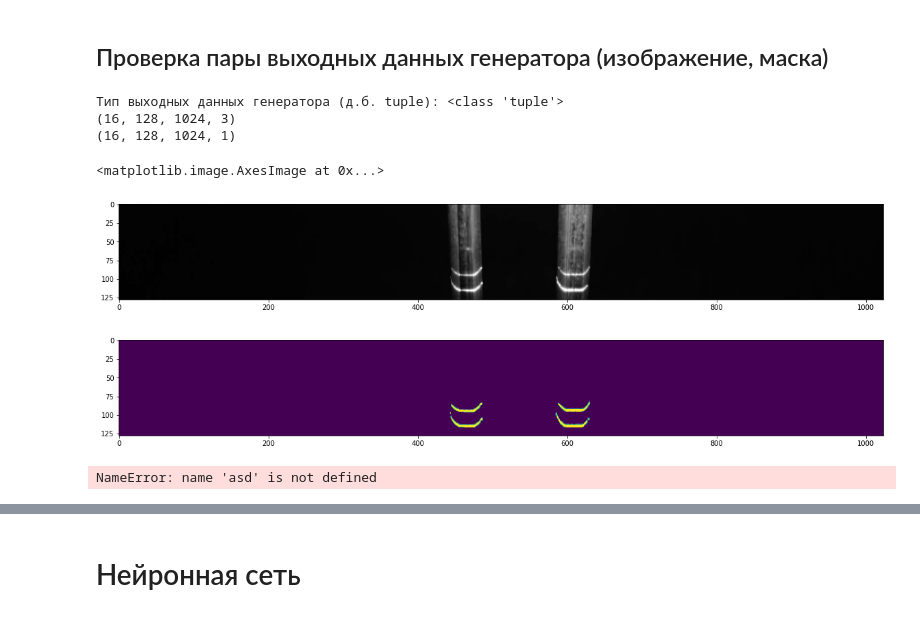
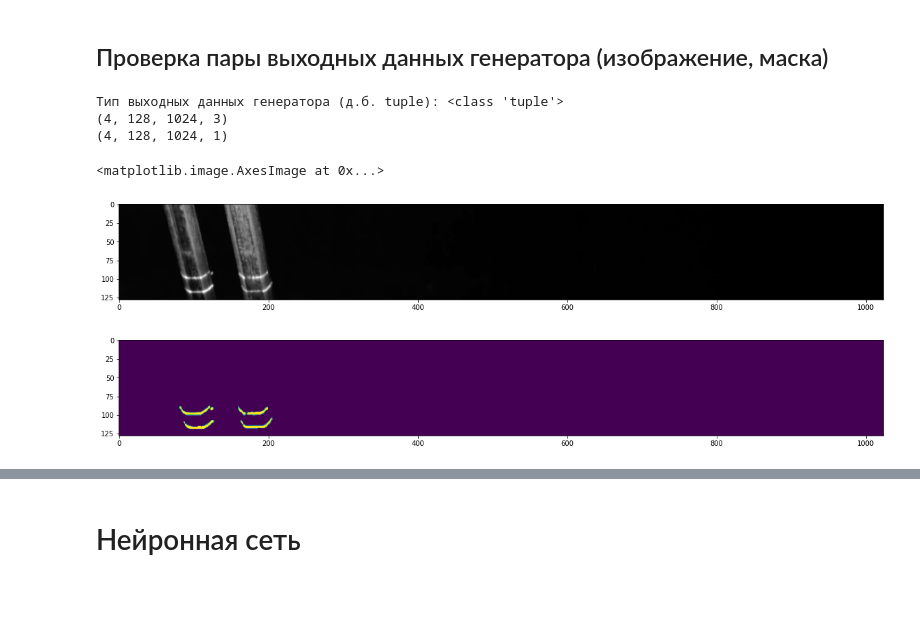
Before and after one commit to Storks/laser_trace, a Jupyter notebook: notebooks/data generators.ipynb, the cells around one changed output, grey strips where cells are left out. Saved outputs shown, nothing was run; the diff lists cells and outputs as text; code cells hidden in the pictures.

```diff
--- a/notebooks/data generators.ipynb
+++ b/notebooks/data generators.ipynb
@@ -8,11 +8,12 @@ import cv2
 # %% [markdown]
 # Определение директорий
 # %%
-test_mask_dir = "../data/laser_data/test/mask/"
-test_img_dir = "../data/laser_data/test/img/"
+test_mask_dir = "../data/processed/test/mask/"
+test_img_dir = "../data/processed/test/img/"
 
-test_dir = "../data/test/"
-train_dir = "../data/laser_data/train/"
+train_dir = "../data/processed/train/"
+val_dir = "../data/processed/validation/"
+test_dir = "../data/processed/test/"
 # %% [markdown]
 # Первый вариант генератора данных
 # %% [markdown]
@@ -91,5 +92,17 @@ plt.imshow(a[1][0,:,:,:])
 # Второй вариант генератора данных
 # %% [markdown]
 ## Формирование массивов с путями к файлам
+# %%
+def data_list_dir(directory: str) ->list:
+    """
+    Create sorted list of files in directory
+    :param directory: input directory
+    :return: list_dir
+    """
+
+    dir_list = sorted([os.path.join(directory, fname)
+                       for fname in os.listdir(directory)])
+
+    return dir_list
 # %%
 train_img_dir = os.path.join(train_dir, 'img')
@@ -155,11 +157,16 @@ def read_data(file_path, mask=False, height=IMAGE_HEIGHT, width=IMAGE_WIDTH):
 ## Совместный генератор чтения изображений и масок
 # %%
 def load_data(image_list, mask_list):
-    image = read_data(image_list)
-    mask  = read_data(mask_list, mask=True)
+    image = read_data_img(image_list)
+    mask  = read_data_mask(mask_list)
     return image, mask
 
-def data_generator(image_list, mask_list, split='train', batch_size=1):
+
+def img_mask_generator(directory, split='train', batch_size=1):
+
+    image_list = data_list_dir(os.path.join(directory,'img'))
+    mask_list = data_list_dir(os.path.join(directory,'mask'))
+
     dataset = tf.data.Dataset.from_tensor_slices((image_list, mask_list))
     dataset = dataset.shuffle(8*batch_size) if split == 'train' else dataset
     dataset = dataset.map(load_data, num_parallel_calls=tf.data.AUTOTUNE)
@@ -173,3 +178,6 @@ train_datagen = data_generator(images, masks, batch_size=16)
+# %%
+train_datagen = img_mask_generator(train_dir, batch_size=16)
+val_datagen = img_mask_generator(val_dir, batch_size=16)
 # %%
 print(train_datagen)
 # %% [output]
@@ -177,25 +185,21 @@ print(train_datagen)
 # %% [markdown]
 ## Проверка пары выходных данных генератора (изображение, маска)
 # %%
-a = next(iter(train_datagen.take(1)))
+a = next(iter(val_datagen.take(1)))
 
 print('Тип выходных данных генератора (д.б. tuple):', type(a))
 print(a[0].shape)
 print(a[1].shape)
 
 plt.figure(figsize=(20,10))
-plt.imshow(a[0][0,:,:,:])
+plt.imshow(a[0][1,:,:,:])
 
 plt.figure(figsize=(20,10))
-plt.imshow(a[1][0,:,:,:])
+plt.imshow(a[1][1,:,:,:])
 # %% [output]
 Тип выходных данных генератора (д.б. tuple): <class 'tuple'>
-(16, 128, 1024, 3)
-(16, 128, 1024, 1)
+(4, 128, 1024, 3)
+(4, 128, 1024, 1)
 <matplotlib.image.AxesImage at 0x...>
-[figure, old version]
+[figure, new version]
-[figure, old version]
+[figure, new version]
-# %%
-asd
-# %% [output]
-NameError: name 'asd' is not defined
```
Also changed, not shown: parts of 14 cells of this notebook, 4 other files.
